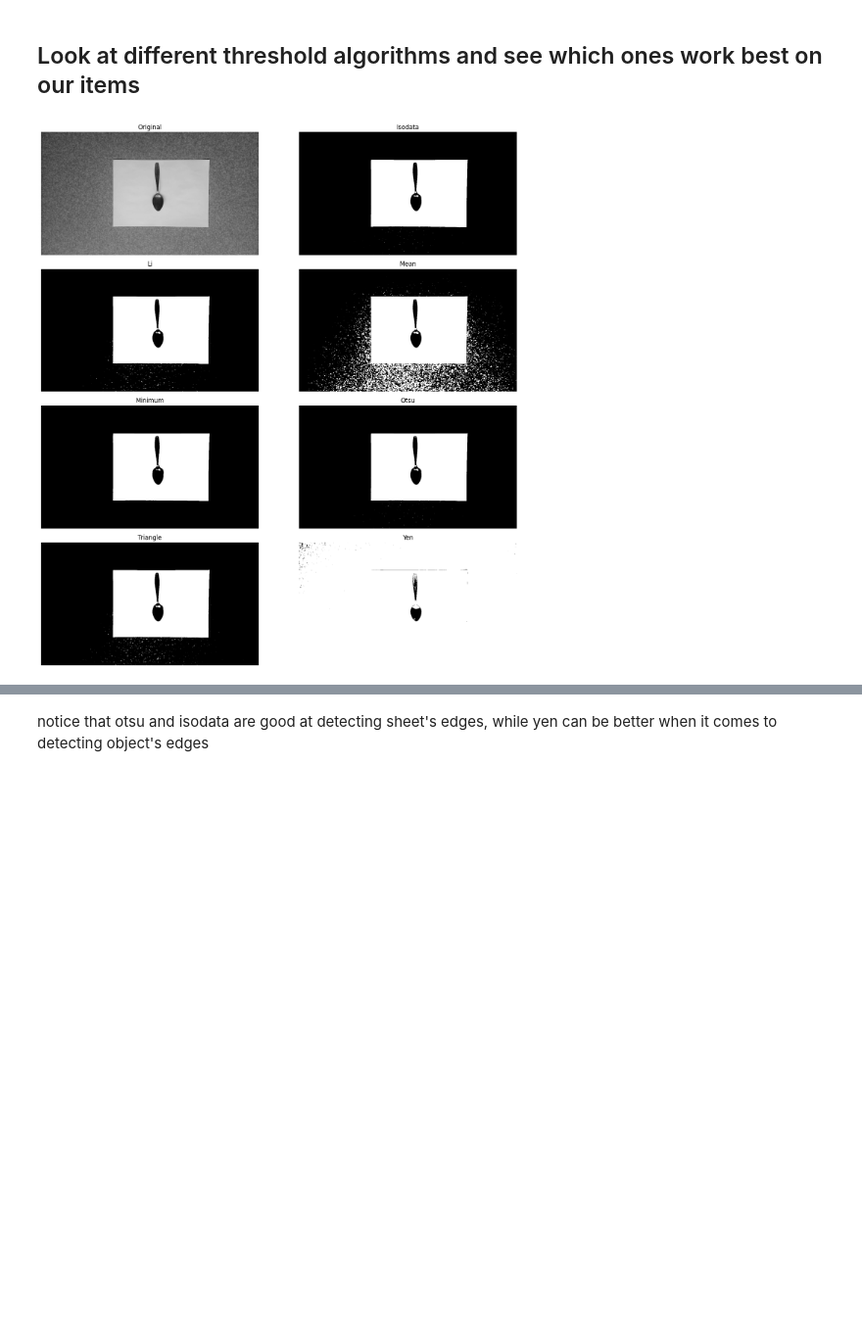
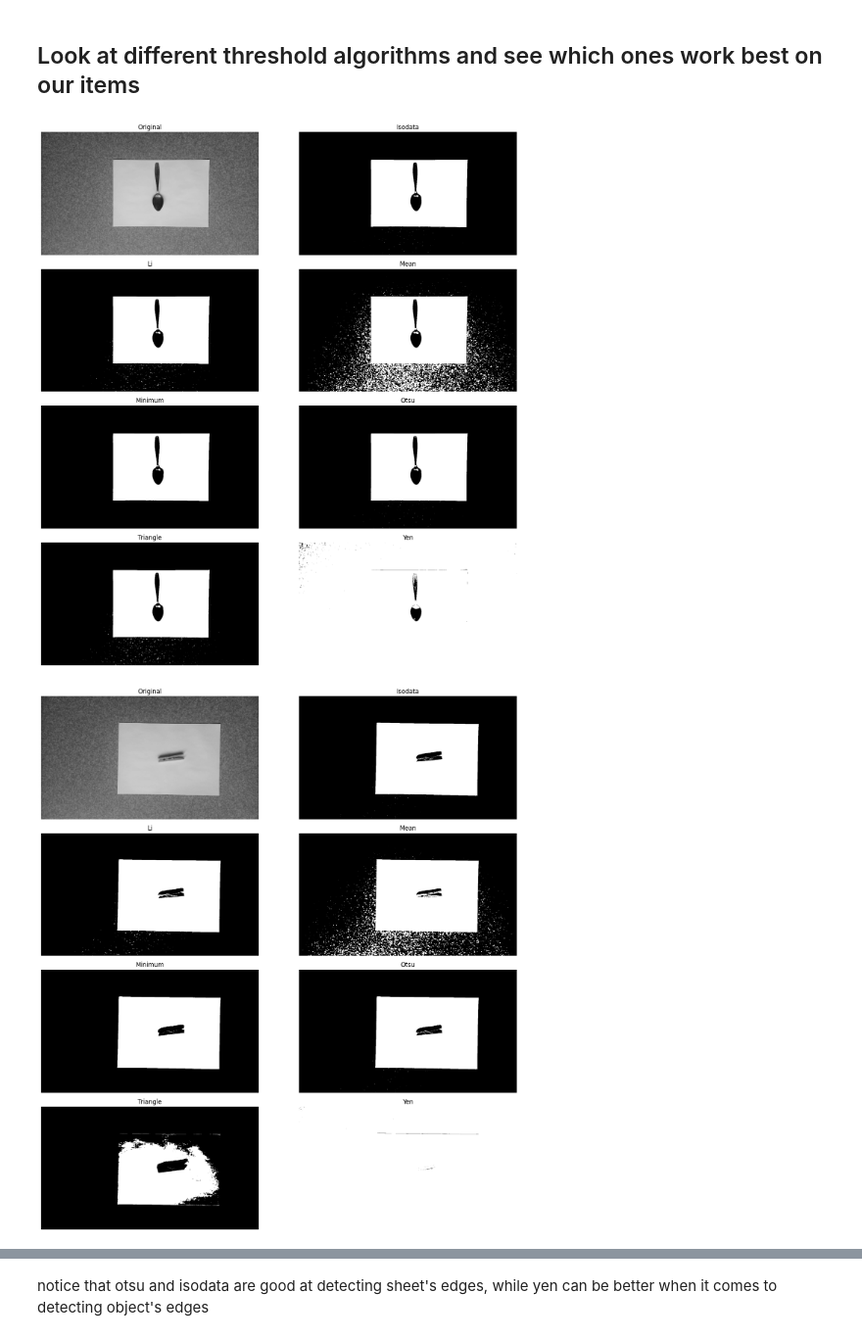
Before and after one commit to PIDAMI/intelligent_placer, a Jupyter notebook: intelligent_placer.ipynb, the cells around one changed output, grey strips where cells are left out. Shown at 98% size. Saved outputs shown, nothing was run; the diff lists cells and outputs as text; code cells hidden in the pictures; blank space fills up the shorter version.

```diff
--- a/intelligent_placer.ipynb
+++ b/intelligent_placer.ipynb
@@ -31,9 +31,10 @@ testcases_path = "./data/test_cases/"
 ## Look at different threshold algorithms and see which ones work best on our items
 # %%
 # run for only a couple of items so images dont take too much space
-for i in [1, 5, 9]:
+for i in [1, 5, 7]:
     img = imread(os.path.join(items_path, f"{i}.jpg"))
     fig, ax = try_all_threshold(rgb2gray(img), figsize=(15, 15), verbose=False)
     plt.show()
 # %% [output]
 [figure]
+[figure, added]
```
Also changed, not shown: parts of 2 cells of this notebook.
